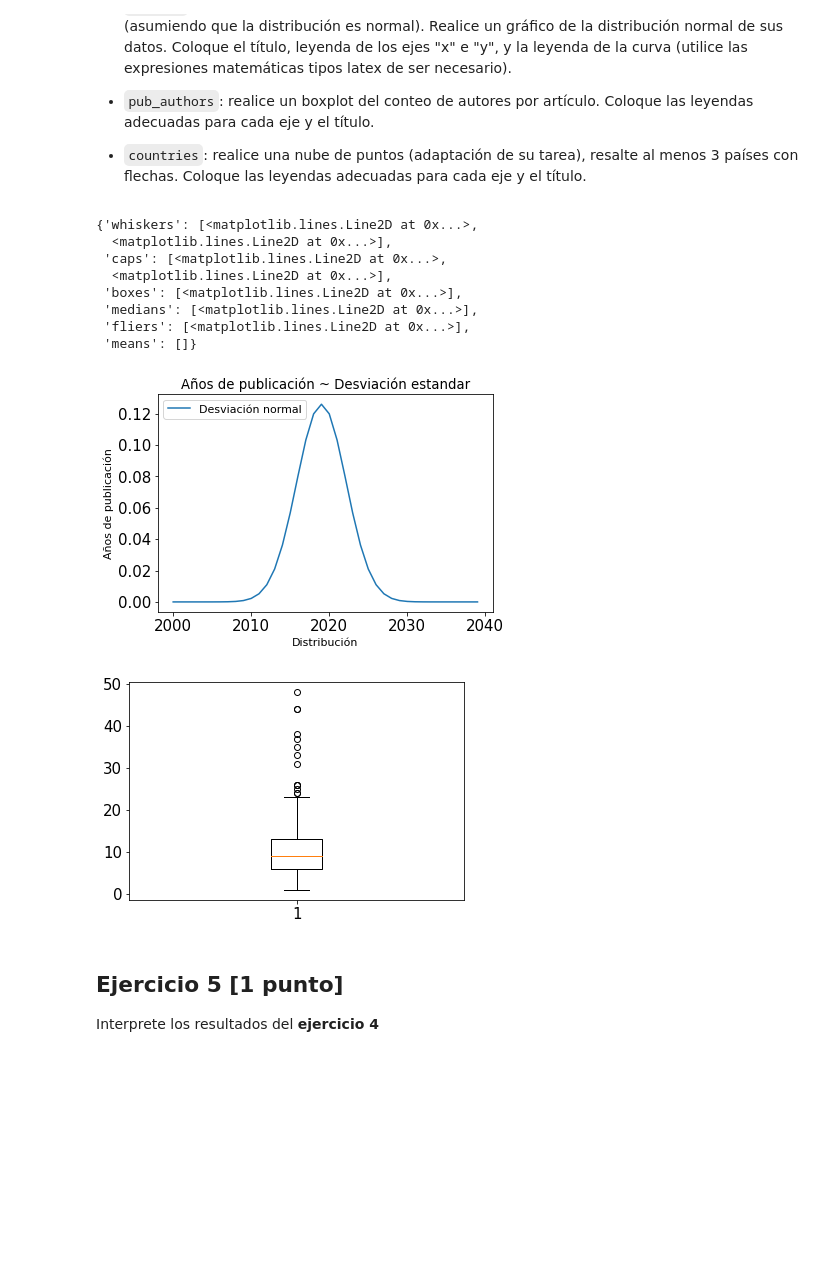
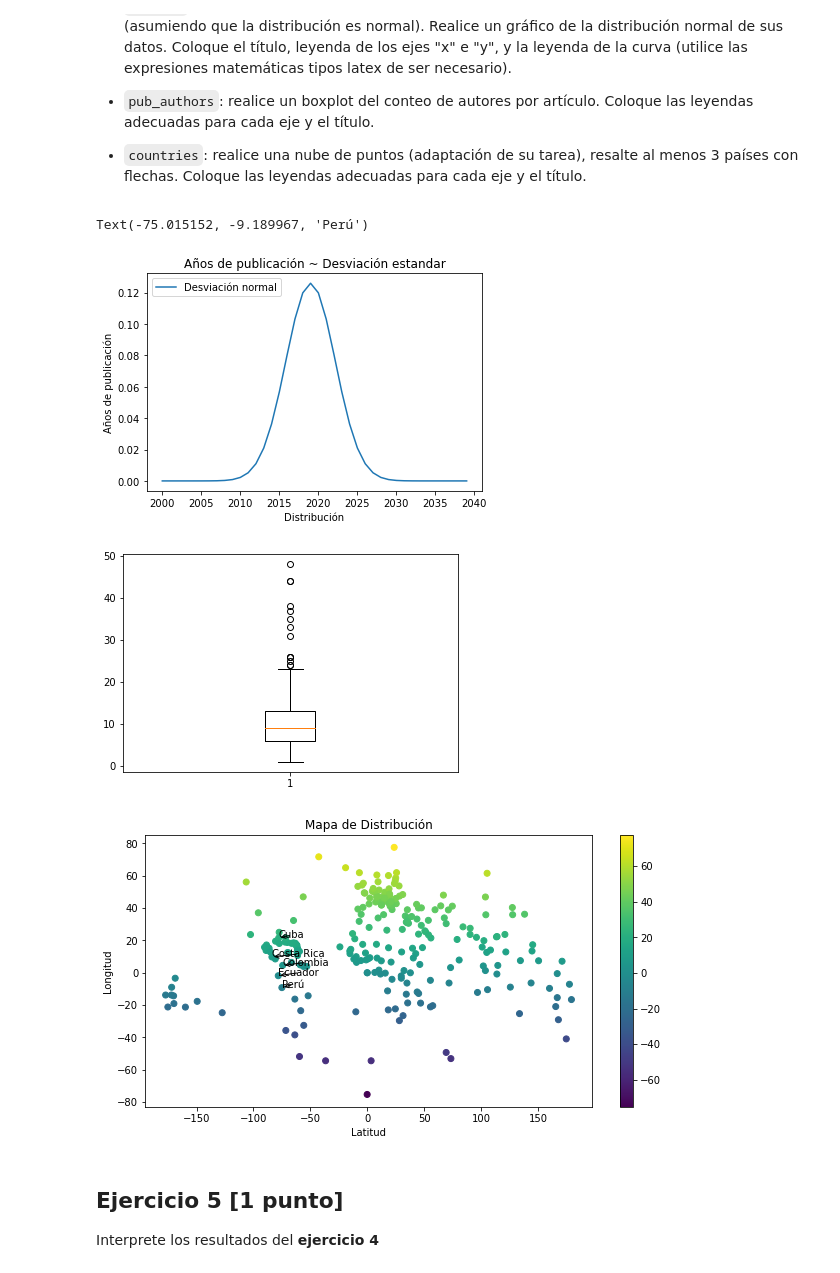
Before and after one commit to Orleans12/GBI6_ExamenPython, a Jupyter notebook: data/2021II_GBI6_ExamenParcialPython.ipynb, the cells around one changed output. Saved outputs shown, nothing was run; the diff lists cells and outputs as text; code cells hidden in the pictures; blank space fills up the shorter version.

Commit message:
Vicente Quezada ha realizado el Pub_countries del ejercicio 4

```diff
--- a/data/2021II_GBI6_ExamenParcialPython.ipynb
+++ b/data/2021II_GBI6_ExamenParcialPython.ipynb
@@ -222,38 +222,53 @@ Realice la visualización de los datos del ejercicio 3.
 # %%
 # Escriba aquí su código para el ejercicio 4
 
 #Pubyear
 mean_pub_year = frame_pub_year.median(numeric_only=True)
 Dstan_pub_year = frame_pub_year.std(numeric_only=True)
 
 pan= np.arange(2000,2040, 1)
 
 plot1, axi1= plt.subplots()
 label="Desviación normal"
 axi1.plot(pan,norm.pdf(pan,mean_pub_year, Dstan_pub_year), label=label)
 axi1.set_title("Años de publicación ~ Desviación estandar")
 axi1.set_xlabel("Distribución")
 axi1.set_ylabel("Años de publicación")
 axi1.legend(loc="upper left")
 
 #Pubauthors
 frame_pub_authors.drop(frame_pub_authors[frame_pub_authors['num_auth']>50].index,inplace=True)
 frame_pub_authors.sort_values(by="num_auth", ascending=False, inplace=True)
 plot2, axi2=plt.subplots()
 axi2.boxplot(frame_pub_authors["num_auth"])
 
 #Pub_countries
+lalo_countries=pd.read_csv('countries.csv', engine='python', skipfooter=3)
+lalo_countries['name']=lalo_countries['name'].str.lower()
+lalo_countries=lalo_countries.rename(columns={'name': 'country_name'})
+frame_countries['country_name'] = frame_countries['country_name'].str.lower()
+frame_countries= frame_countries.rename(columns={'country': 'country_name'})
+data=pd.concat([frame_countries, lalo_countries]).groupby(['country_name']).sum()
+data=data[data['num_auth'].notna()]
+
+plt.figure(figsize=(10,5))
+plt.title('Mapa de Distribución')
+plt.xlabel('Latitud')
+plt.ylabel('Longitud')
+
+plt.scatter(data['longitude'], data['latitude'], c=data['latitude'], marker='o', label='Puntos')
+plt.colorbar()
+
+plt.annotate('Ecuador', xy= (data.loc['ecuador']['longitude'], data.loc['ecuador']['latitude']), arrowprops={'arrowstyle': '->'})
+plt.annotate('Costa Rica', xy= (data.loc['costa rica']['longitude'], data.loc['costa rica']['latitude']), arrowprops={'arrowstyle': '->'})
+plt.annotate('Cuba', xy= (data.loc['cuba']['longitude'], data.loc['cuba']['latitude']), arrowprops={'arrowstyle': '->'})
+plt.annotate('Colombia', xy= (data.loc['colombia']['longitude'], data.loc['colombia']['latitude']), arrowprops={'arrowstyle': '->'})
+plt.annotate('Perú', xy= (data.loc['peru']['longitude'], data.loc['peru']['latitude']), arrowprops={'arrowstyle': '->'})
 # %% [output]
-{'whiskers': [<matplotlib.lines.Line2D at 0x...>,
-  <matplotlib.lines.Line2D at 0x...>],
- 'caps': [<matplotlib.lines.Line2D at 0x...>,
-  <matplotlib.lines.Line2D at 0x...>],
- 'boxes': [<matplotlib.lines.Line2D at 0x...>],
- 'medians': [<matplotlib.lines.Line2D at 0x...>],
- 'fliers': [<matplotlib.lines.Line2D at 0x...>],
- 'means': []}
+Text(-75.015152, -9.189967, 'Perú')
-[figure, old version]
+[figure, new version]
-[figure, old version]
+[figure, new version]
+[figure, added]
 # %% [markdown]
 ## Ejercicio 5 [1 punto]
 
```
